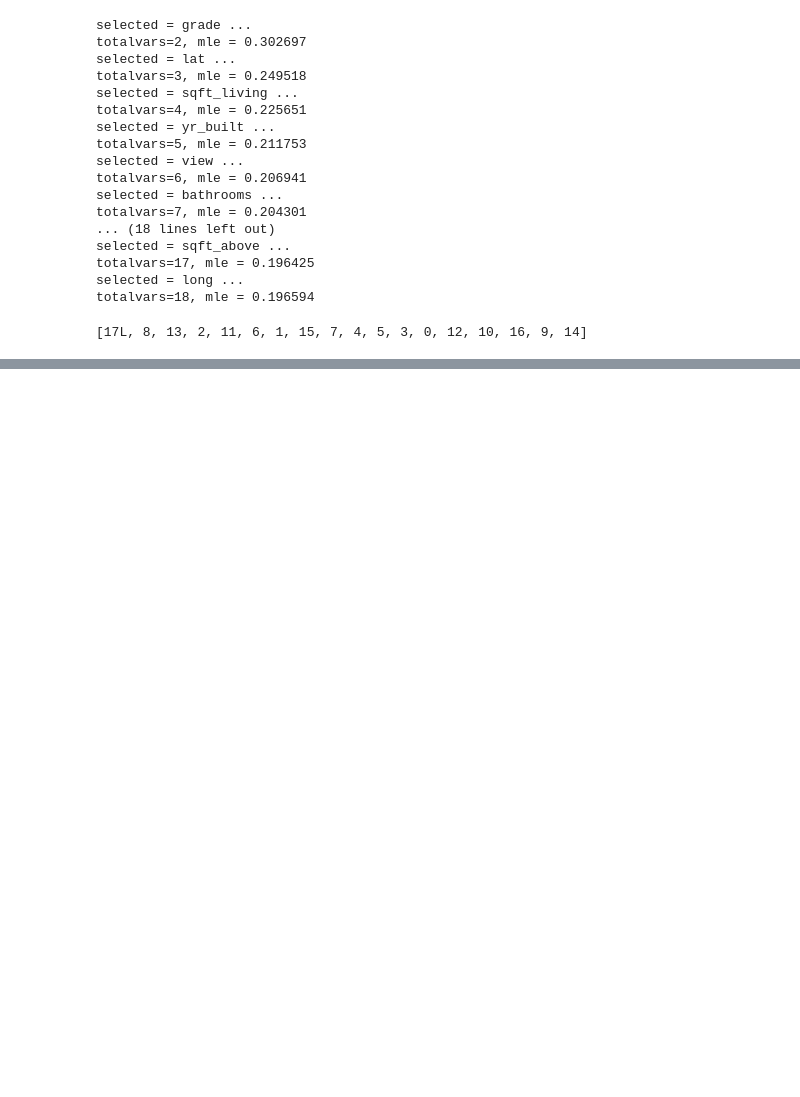
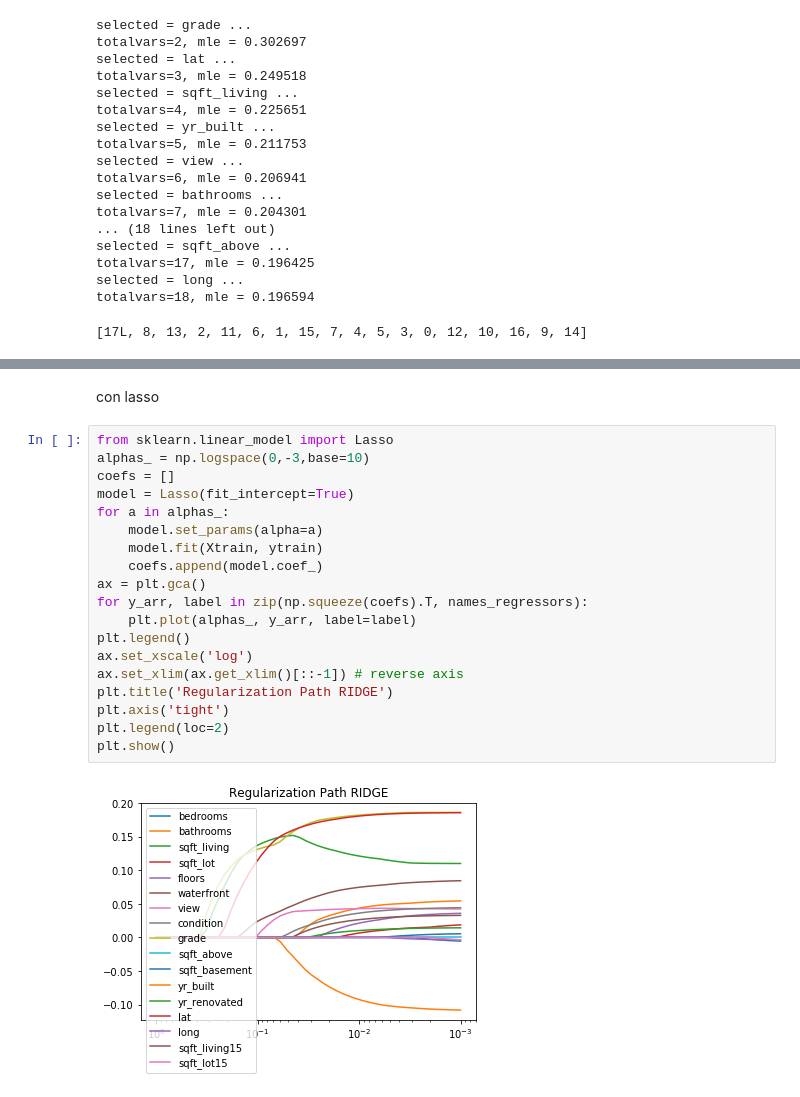
Before and after one commit to AlfredoAlfi/MachineLearning1, a Jupyter notebook: Tarea1_Machine_Learning.ipynb, the cells around one changed output, grey strips where cells are left out. Saved outputs shown, nothing was run; the diff lists cells and outputs as text; blank space fills up the shorter version.

```diff
--- a/Tarea1_Machine_Learning.ipynb
+++ b/Tarea1_Machine_Learning.ipynb
@@ -283,0 +314,23 @@ totalvars=18, mle = 0.196594
+# %% [markdown]
+<p>con lasso</p>
+# %%
+from sklearn.linear_model import Lasso
+alphas_ = np.logspace(0,-3,base=10)
+coefs = []
+model = Lasso(fit_intercept=True)
+for a in alphas_:
+    model.set_params(alpha=a)
+    model.fit(Xtrain, ytrain)
+    coefs.append(model.coef_)
+ax = plt.gca()
+for y_arr, label in zip(np.squeeze(coefs).T, names_regressors):
+    plt.plot(alphas_, y_arr, label=label)
+plt.legend()
+ax.set_xscale('log')
+ax.set_xlim(ax.get_xlim()[::-1]) # reverse axis
+plt.title('Regularization Path RIDGE')
+plt.axis('tight')
+plt.legend(loc=2)
+plt.show()
+# %% [output]
+[figure, added]
```
Also changed, not shown: parts of 14 cells of this notebook.
